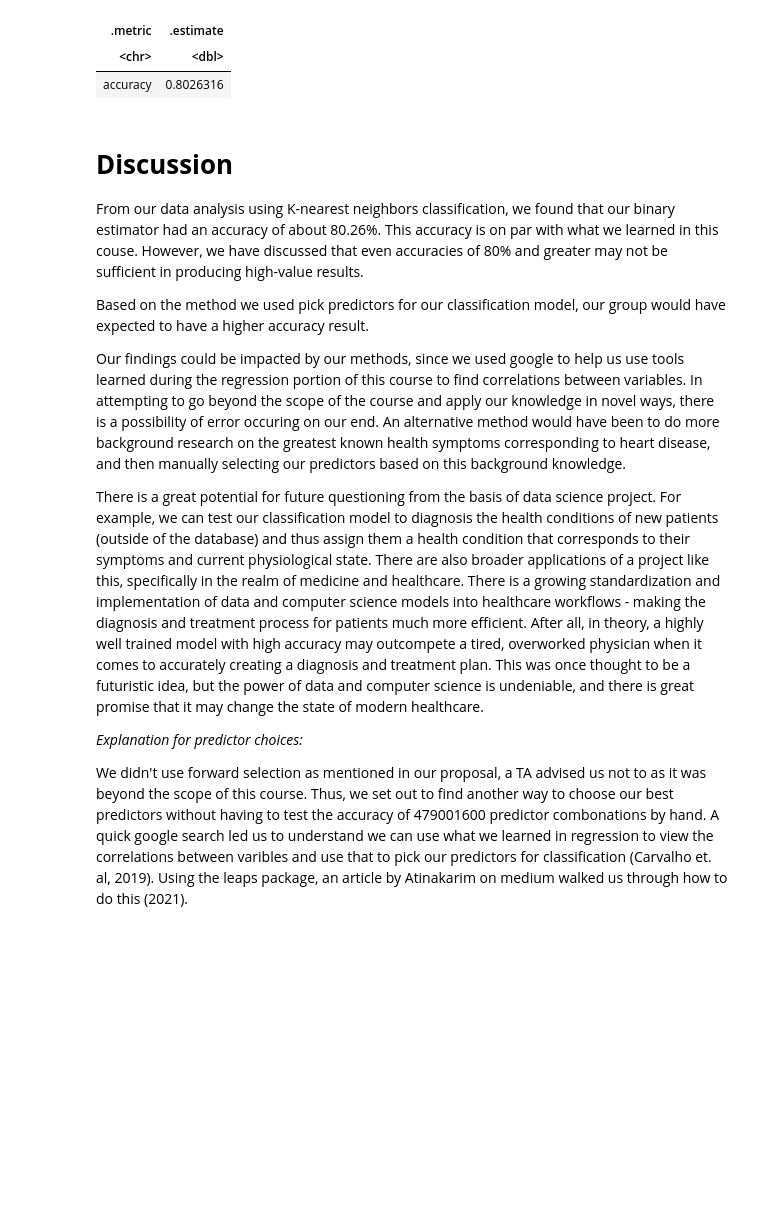
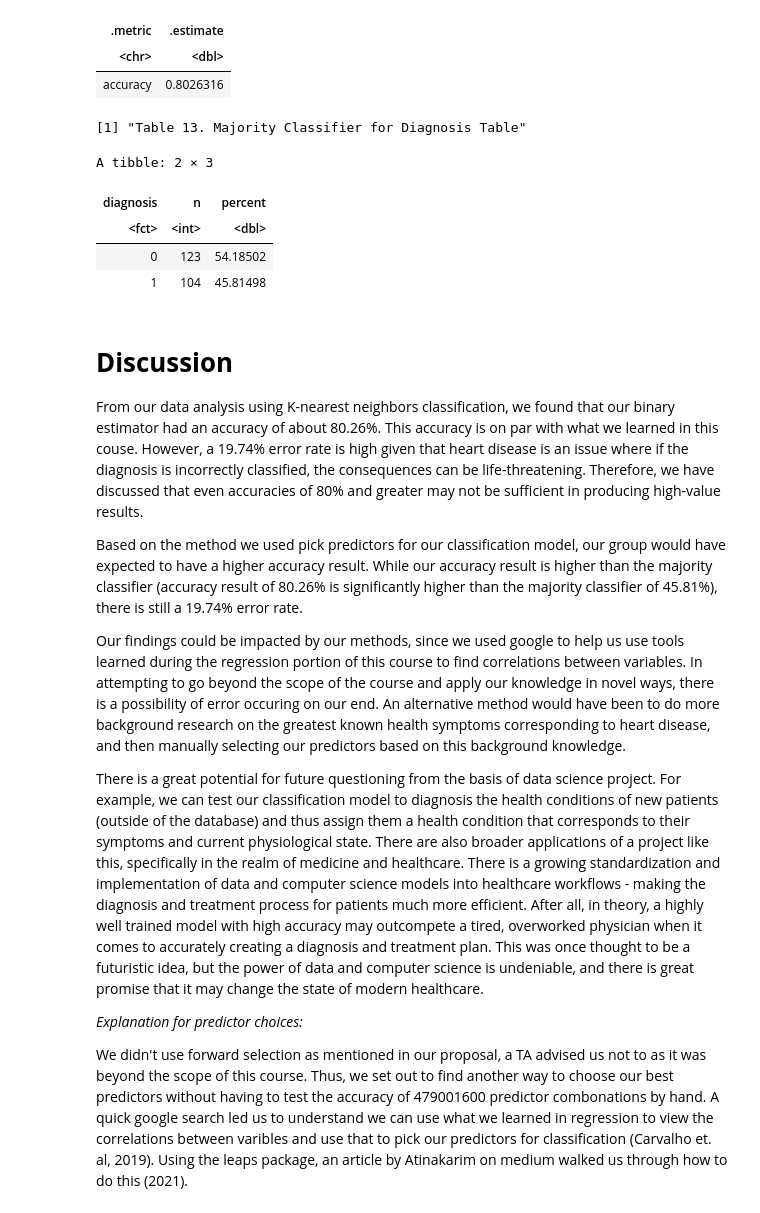
Before and after one commit to lovey155/Project-Proposal-Group-27, a Jupyter notebook: Polished Final Report.ipynb, the cells around one changed output. Drawn from its saved outputs; the diff is of its cells as text; code cells hidden in the pictures; blank space fills up the shorter version.

Commit message:
Small wordy edits. Added majority classifier table. Added one citation.

```diff
--- a/Polished Final Report.ipynb
+++ b/Polished Final Report.ipynb
@@ -531,12 +533,26 @@ A tibble: 1 × 2
 | .metric | .estimate |
 | <chr> | <dbl> |
 | accuracy | 0.8026316 |
+# %%
+heart_proportions <- heart_train |>
+                      group_by(diagnosis) |>
+                      summarize(n = n()) |>
+                      mutate(percent = 100*n/nrow(heart_train))
+print("Table 13. Majority Classifier for Diagnosis Table")
+heart_proportions
+# %% [output]
+[1] "Table 13. Majority Classifier for Diagnosis Table"
+A tibble: 2 × 3
+| diagnosis | n | percent |
+| <fct> | <int> | <dbl> |
+| 0 | 123 | 54.18502 |
+| 1 | 104 | 45.81498 |
 # %% [markdown]
 # **Discussion**
 
-From our data analysis using K-nearest neighbors classification, we found that our binary estimator had an accuracy of about 80.26%. This accuracy is on par with what we learned in this couse. However, we have discussed that even accuracies of 80% and greater may not be sufficient in producing high-value results.
+From our data analysis using K-nearest neighbors classification, we found that our binary estimator had an accuracy of about 80.26%. This accuracy is on par with what we learned in this couse. However, a 19.74% error rate is high given that heart disease is an issue where if the diagnosis is incorrectly classified, the consequences can be life-threatening. Therefore, we have discussed that even accuracies of 80% and greater may not be sufficient in producing high-value results.
 
-Based on the method we used pick predictors for our classification model, our group would have expected to have a higher accuracy result.
+Based on the method we used pick predictors for our classification model, our group would have expected to have a higher accuracy result. While our accuracy result is higher than the majority classifier (accuracy result of 80.26% is significantly higher than the majority classifier of 45.81%), there is still a 19.74% error rate.
 
 Our findings could be impacted by our methods, since we used google to help us use tools learned during the regression portion of this course to find correlations between variables. In attempting to go beyond the scope of the course and apply our knowledge in novel ways, there is a possibility of error occuring on our end. An alternative method would have been to do more background research on the greatest known health symptoms corresponding to heart disease, and then manually selecting our predictors based on this background knowledge.
 
```
Also changed, not shown: parts of 8 cells of this notebook.
